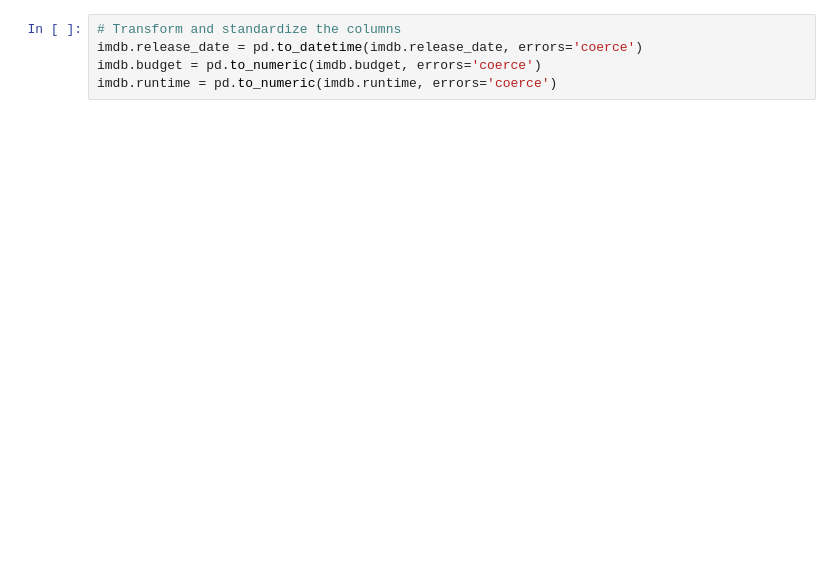
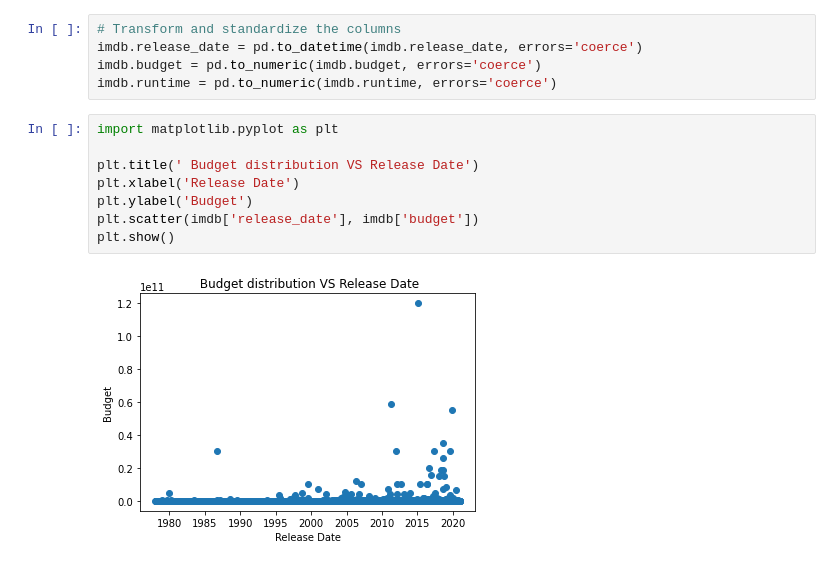
Before and after one commit to amelise07/MetacriticProject3, a Jupyter notebook: Williams_DetectingOutliers1.ipynb, the cells around one changed output. Saved outputs shown, nothing was run; the diff lists cells and outputs as text; blank space fills up the shorter version.

Commit message:
Just added graphs for purpose of finding outlier

```diff
--- a/Williams_DetectingOutliers1.ipynb
+++ b/Williams_DetectingOutliers1.ipynb
@@ -46,3 +46,13 @@ imdb.head()
 imdb.release_date = pd.to_datetime(imdb.release_date, errors='coerce')
 imdb.budget = pd.to_numeric(imdb.budget, errors='coerce')
 imdb.runtime = pd.to_numeric(imdb.runtime, errors='coerce')
+# %%
+import matplotlib.pyplot as plt
+
+plt.title(' Budget distribution VS Release Date')
+plt.xlabel('Release Date')
+plt.ylabel('Budget')
+plt.scatter(imdb['release_date'], imdb['budget'])
+plt.show()
+# %% [output]
+[figure, added]
```
Also changed, not shown: parts of 1 cell of this notebook.
